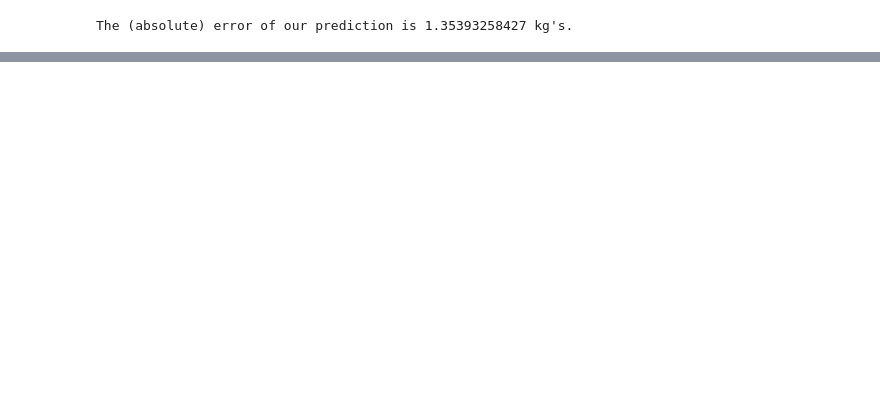
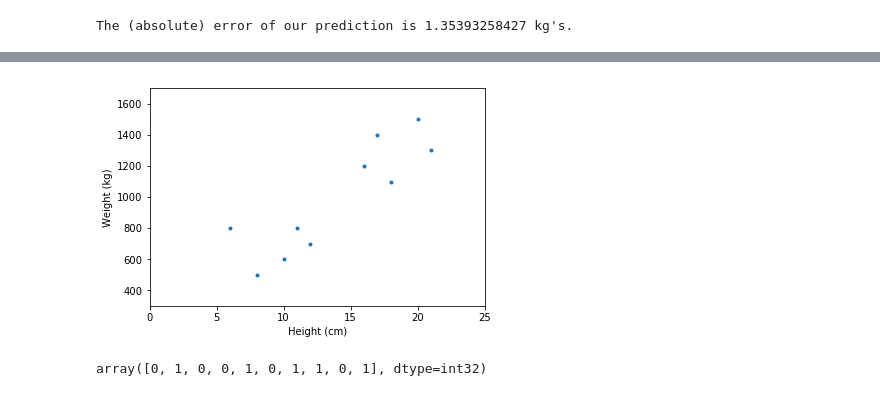
Before and after one commit to COGS108/Tutorials, a Jupyter notebook: 02-DataAnalysis.ipynb, the cells around one changed output, grey strips where cells are left out. Cells and saved outputs as stored; diff of their text form; code cells hidden in the pictures; blank space fills up the shorter version.

```diff
--- a/02-DataAnalysis.ipynb
+++ b/02-DataAnalysis.ipynb
@@ -72,0 +80,12 @@ Reading: ?
+# %%
+# We observe a bunch of squirrels with [height (cm), weight (grams)] pairs
+dat = np.array([[10., 600.], [16., 1200], [6., 800], [12., 700.], [17., 1400.],
+               [8., 500.], [20., 1500.], [21., 1300.], [11., 800.], [18., 1100.]])
+# %%
+# Visualize our data!
+f, ax = plt.subplots()
+ax.plot(dat[:, 0], dat[:, 1], '.')
+plt.xlabel('Height (cm)'); plt.xlim([0, 25]);
+plt.ylabel('Weight (kg)'); plt.ylim([300, 1700]);
+# %% [output]
+[figure, added]
@@ -72,0 +97,5 @@ Reading: ?
+# %%
+# This gives us a label each data point, as to which cluster it belongs to
+kmeans.labels_
+# %% [output]
+array([0, 1, 0, 0, 1, 0, 1, 1, 0, 1], dtype=int32)
```
Also changed, not shown: parts of 16 cells of this notebook.
